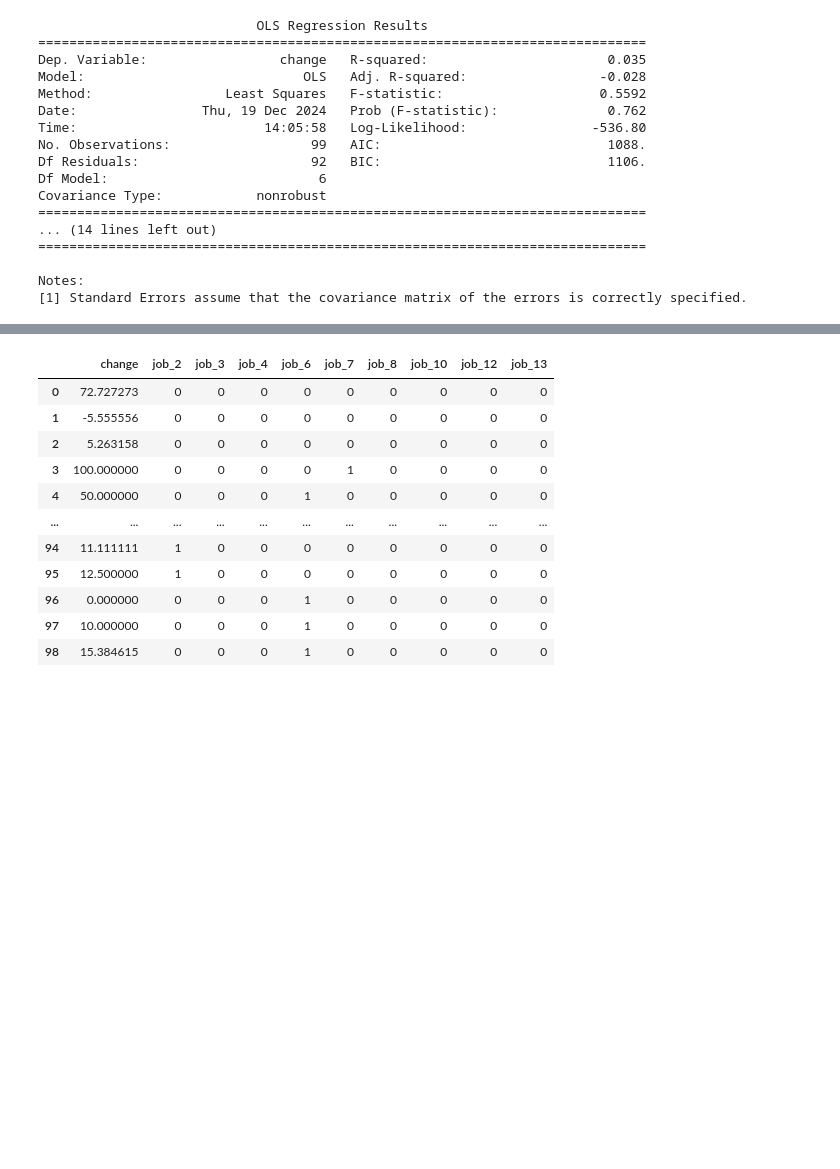
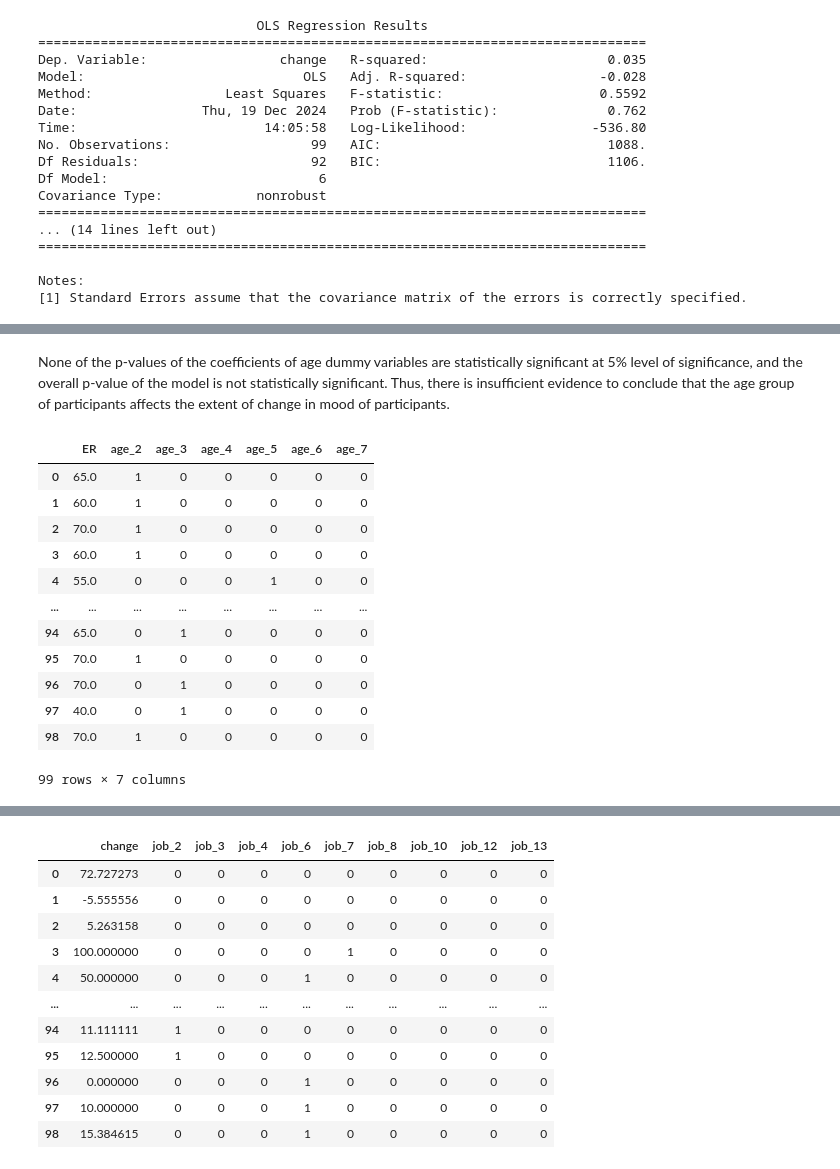
Before and after one commit to kohweien/growthbeans-projects, a Jupyter notebook: beantastic.ipynb, the cells around one changed output, grey strips where cells are left out. Cells and saved outputs as stored; diff of their text form; code cells hidden in the pictures; blank space fills up the shorter version.

```diff
--- a/beantastic.ipynb
+++ b/beantastic.ipynb
@@ -414,0 +408,23 @@ not useful model
+# %% [markdown]
+None of the p-values of the coefficients of age dummy variables are statistically significant at 5% level of significance, and the overall p-value of the model is not statistically significant. Thus, there is insufficient evidence to conclude that the age group of participants affects the extent of change in mood of participants.
+# %%
+agedata = pd.DataFrame()
+agedata["age"] = df["please select your age group"]
+agedata["ER"] = data2["ER_pre"]
+agedata["age"] = agedata.age.astype("category")
+agedata = pd.get_dummies(agedata, dtype=int, drop_first=True)
+agedata
+# %% [output]
+|  | ER | age_2 | age_3 | age_4 | age_5 | age_6 | age_7 |
+| 0 | 65.0 | 1 | 0 | 0 | 0 | 0 | 0 |
+| 1 | 60.0 | 1 | 0 | 0 | 0 | 0 | 0 |
+| 2 | 70.0 | 1 | 0 | 0 | 0 | 0 | 0 |
+| 3 | 60.0 | 1 | 0 | 0 | 0 | 0 | 0 |
+| 4 | 55.0 | 0 | 0 | 0 | 1 | 0 | 0 |
+| ... | ... | ... | ... | ... | ... | ... | ... |
+| 94 | 65.0 | 0 | 1 | 0 | 0 | 0 | 0 |
+| 95 | 70.0 | 1 | 0 | 0 | 0 | 0 | 0 |
+| 96 | 70.0 | 0 | 1 | 0 | 0 | 0 | 0 |
+| 97 | 40.0 | 0 | 1 | 0 | 0 | 0 | 0 |
+| 98 | 70.0 | 1 | 0 | 0 | 0 | 0 | 0 |
+99 rows × 7 columns
```
Also changed, not shown: parts of 39 cells of this notebook.
